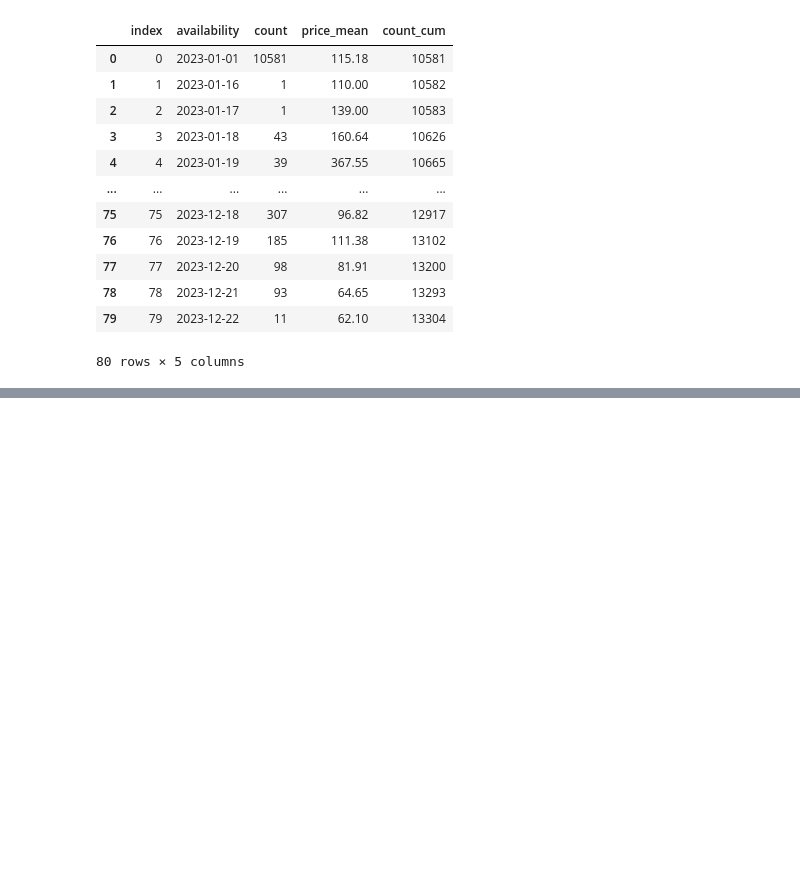
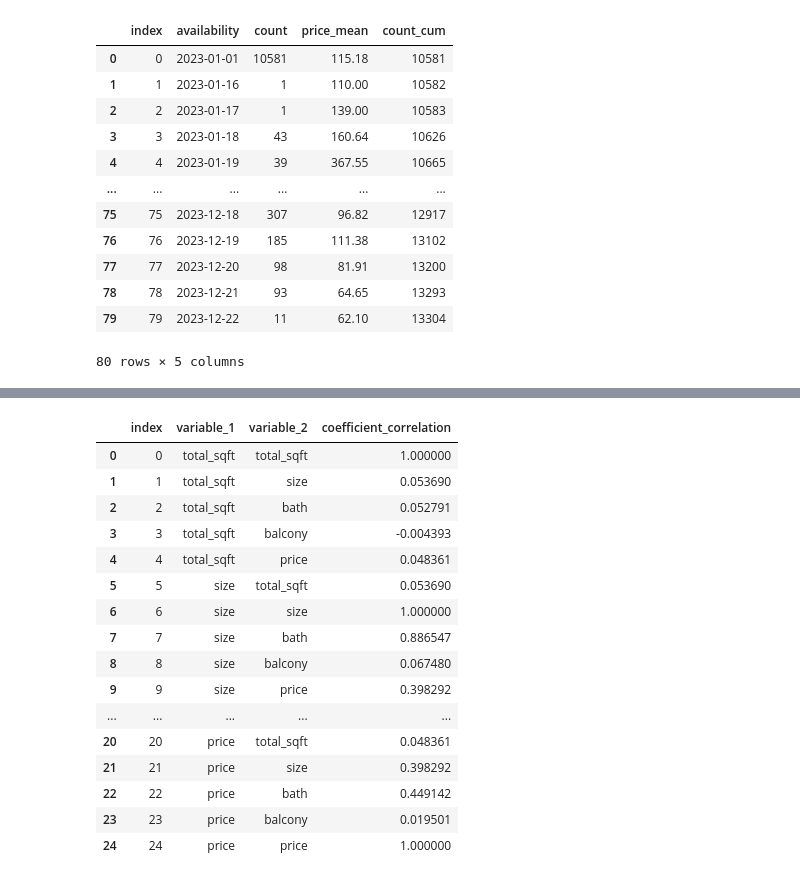
Before and after one commit to MathiasGenibrel/data-learning, a Jupyter notebook: stats/stats.ipynb, the cells around one changed output, grey strips where cells are left out. Drawn from its saved outputs; the diff is of its cells as text; code cells hidden in the pictures; blank space fills up the shorter version.

```diff
--- a/stats/stats.ipynb
+++ b/stats/stats.ipynb
@@ -144,0 +177,21 @@ read_data_availability
+# %%
+read_corr_matrix_values = pd.read_sql_table('correlation_matrix_values', engine)
+read_corr_matrix_values
+# %% [output]
+|  | index | variable_1 | variable_2 | coefficient_correlation |
+| 0 | 0 | total_sqft | total_sqft | 1.000000 |
+| 1 | 1 | total_sqft | size | 0.053690 |
+| 2 | 2 | total_sqft | bath | 0.052791 |
+| 3 | 3 | total_sqft | balcony | -0.004393 |
+| 4 | 4 | total_sqft | price | 0.048361 |
+| 5 | 5 | size | total_sqft | 0.053690 |
+| 6 | 6 | size | size | 1.000000 |
+| 7 | 7 | size | bath | 0.886547 |
+| 8 | 8 | size | balcony | 0.067480 |
+| 9 | 9 | size | price | 0.398292 |
+| ... | ... | ... | ... | ... |
+| 20 | 20 | price | total_sqft | 0.048361 |
+| 21 | 21 | price | size | 0.398292 |
+| 22 | 22 | price | bath | 0.449142 |
+| 23 | 23 | price | balcony | 0.019501 |
+| 24 | 24 | price | price | 1.000000 |
```
Also changed, not shown: parts of 3 cells of this notebook, 2 other files.
